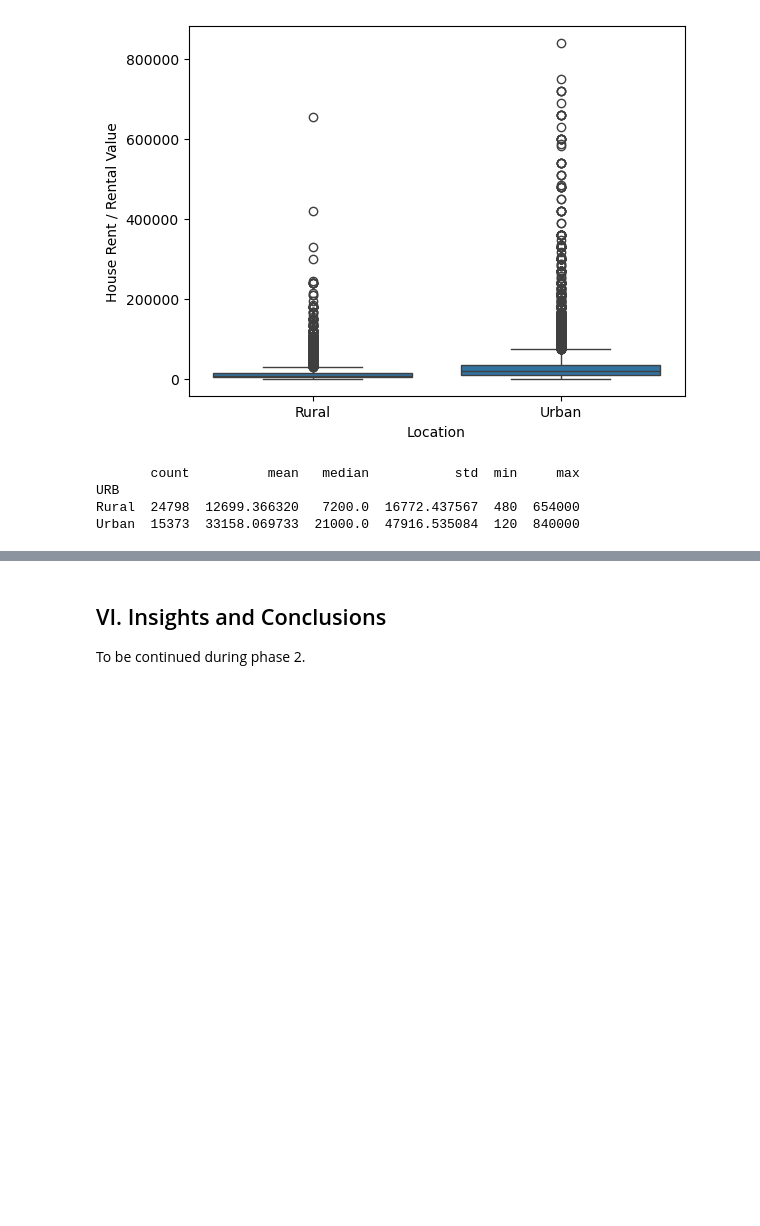
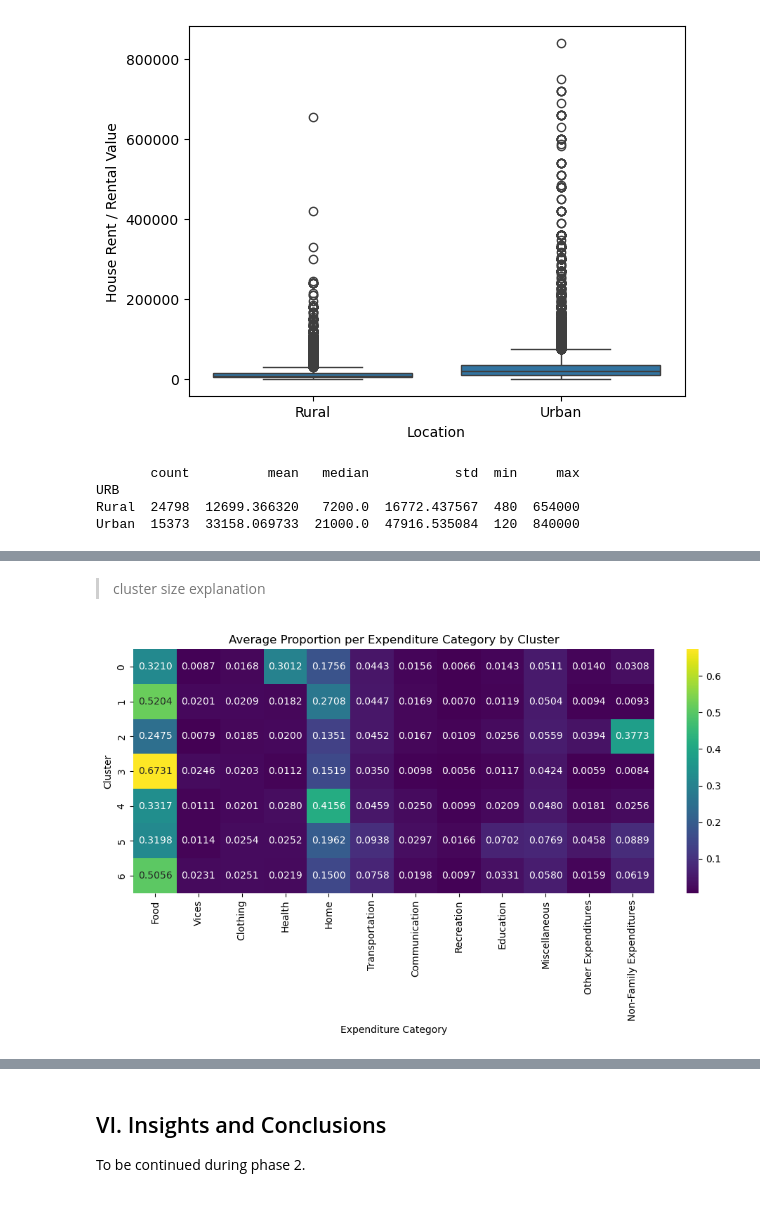
Before and after one commit to qu1r0ra/psa-dataset-analysis, a Jupyter notebook: fie-analysis.ipynb, the cells around one changed output, grey strips where cells are left out. Drawn from its saved outputs; the diff is of its cells as text; code cells hidden in the pictures; blank space fills up the shorter version.

```diff
--- a/fie-analysis.ipynb
+++ b/fie-analysis.ipynb
@@ -1492,0 +1583,5 @@ To be continued during phase 2.
+# %%
+final_k_means_model = k_means_models[7]['model']
+
+df['Cluster'] = final_k_means_model.labels_
+print(df['Cluster'].value_counts().sort_index())
@@ -1492,0 +1598,21 @@ To be continued during phase 2.
+# %% [markdown]
+>cluster size explanation
+# %%
+cluster_means = df.groupby('Cluster')[expenditure_prop_cols].mean()
+
+plt.figure(figsize=(10, 6))
+sns.heatmap(
+    cluster_means,
+    annot=True,
+    fmt=".4f",
+    cmap="viridis",
+    xticklabels=major_expenditure_categories.keys()
+)
+
+plt.title("Average Proportion per Expenditure Category by Cluster")
+plt.xlabel("Expenditure Category")
+plt.ylabel("Cluster")
+plt.tight_layout()
+plt.show()
+# %% [output]
+[figure, added]
```
Also changed, not shown: parts of 21 cells of this notebook.
